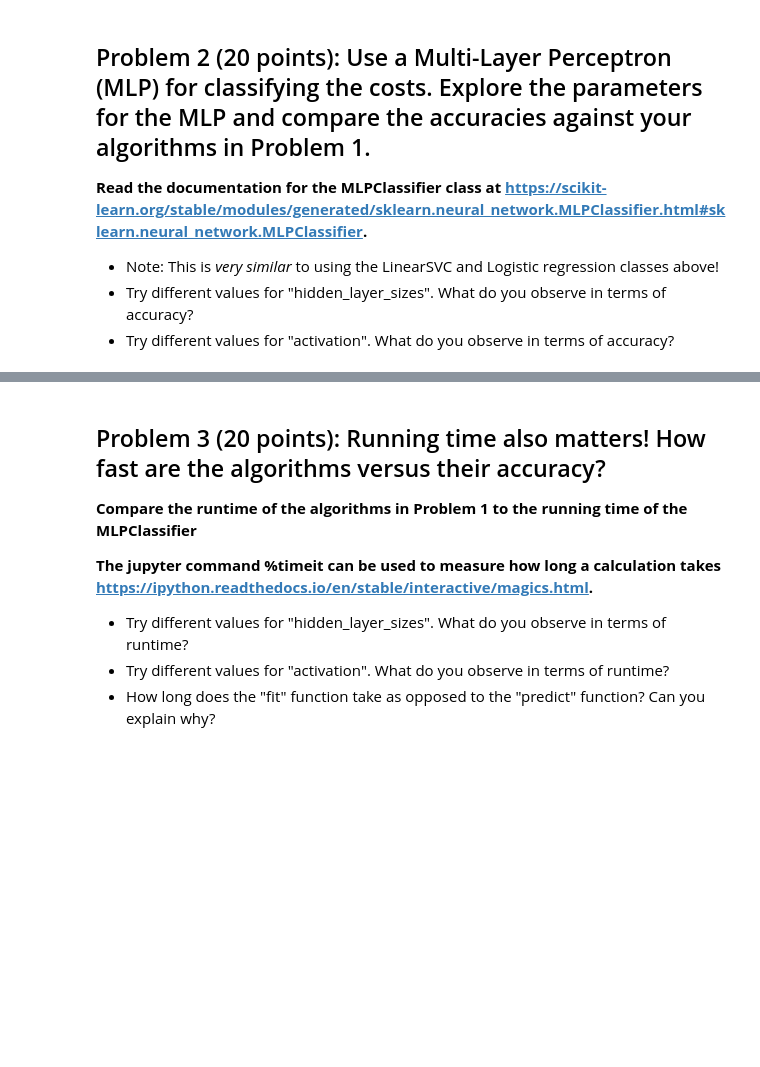
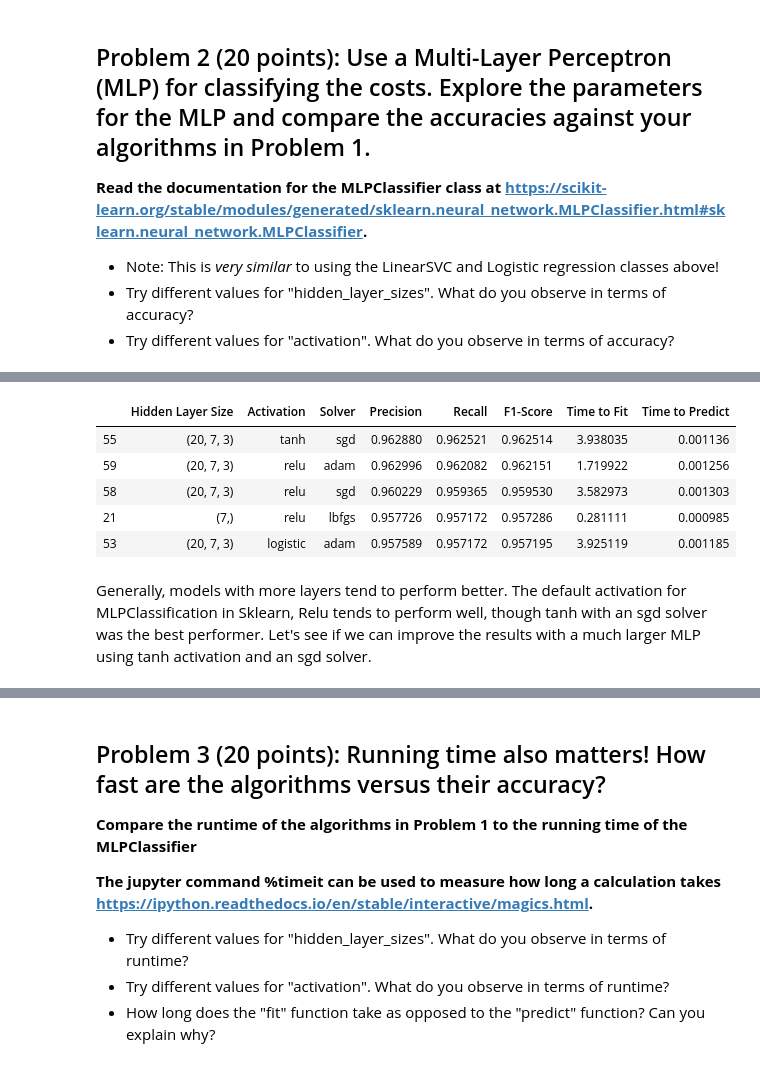
Before and after one commit to hornaidan/DS3010, a Jupyter notebook: Project2.ipynb, the cells around one changed output, grey strips where cells are left out. Drawn from its saved outputs; the diff is of its cells as text; code cells hidden in the pictures; blank space fills up the shorter version.

```diff
--- a/Project2.ipynb
+++ b/Project2.ipynb
@@ -271,0 +415,11 @@ Examining the data, it is difficult to conjecture why the datapoint were misscla
+# %%
+mlp_performance.sort_values(by = ['F1-Score'], ascending = False).head()
+# %% [output]
+|  | Hidden Layer Size | Activation | Solver | Precision | Recall | F1-Score | Time to Fit | Time to Predict |
+| 55 | (20, 7, 3) | tanh | sgd | 0.962880 | 0.962521 | 0.962514 | 3.938035 | 0.001136 |
+| 59 | (20, 7, 3) | relu | adam | 0.962996 | 0.962082 | 0.962151 | 1.719922 | 0.001256 |
+| 58 | (20, 7, 3) | relu | sgd | 0.960229 | 0.959365 | 0.959530 | 3.582973 | 0.001303 |
+| 21 | (7,) | relu | lbfgs | 0.957726 | 0.957172 | 0.957286 | 0.281111 | 0.000985 |
+| 53 | (20, 7, 3) | logistic | adam | 0.957589 | 0.957172 | 0.957195 | 3.925119 | 0.001185 |
+# %% [markdown]
+Generally, models with more layers tend to perform better. The default activation for MLPClassification in Sklearn, Relu tends to perform well, though tanh with an sgd solver was the best performer. Let's see if we can improve the results with a much larger MLP using tanh activation and an sgd solver.
```
Also changed, not shown: parts of 15 cells of this notebook.
